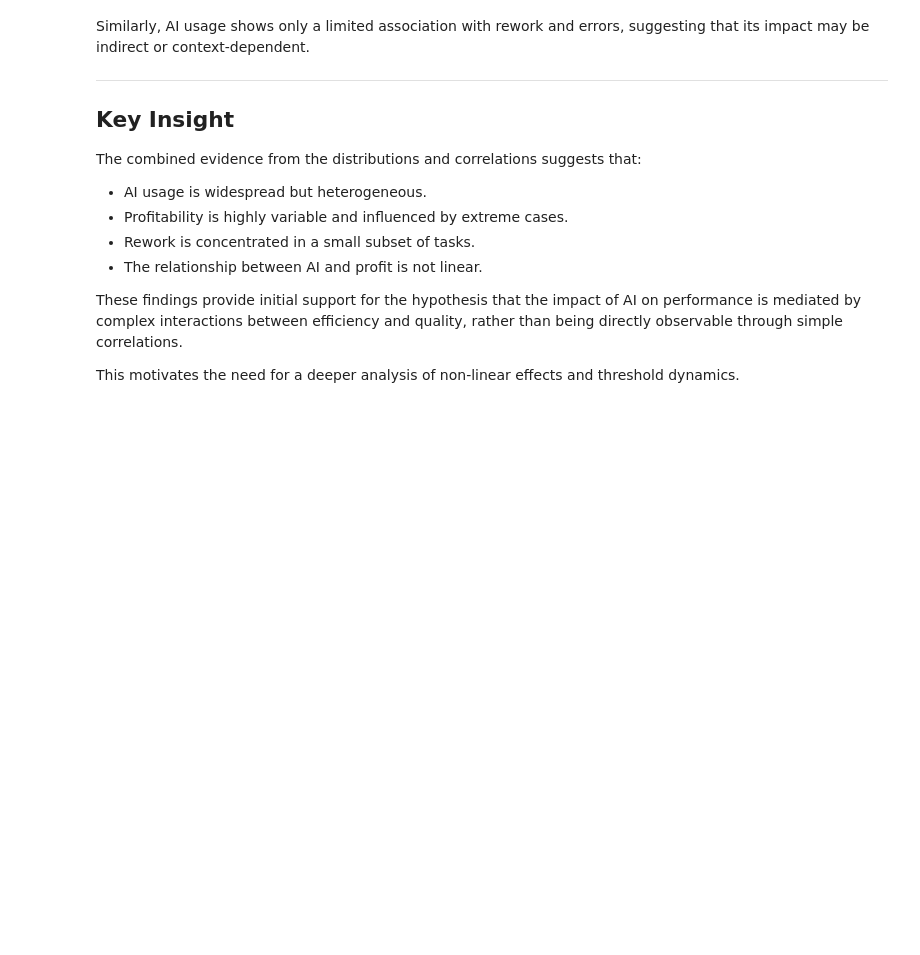
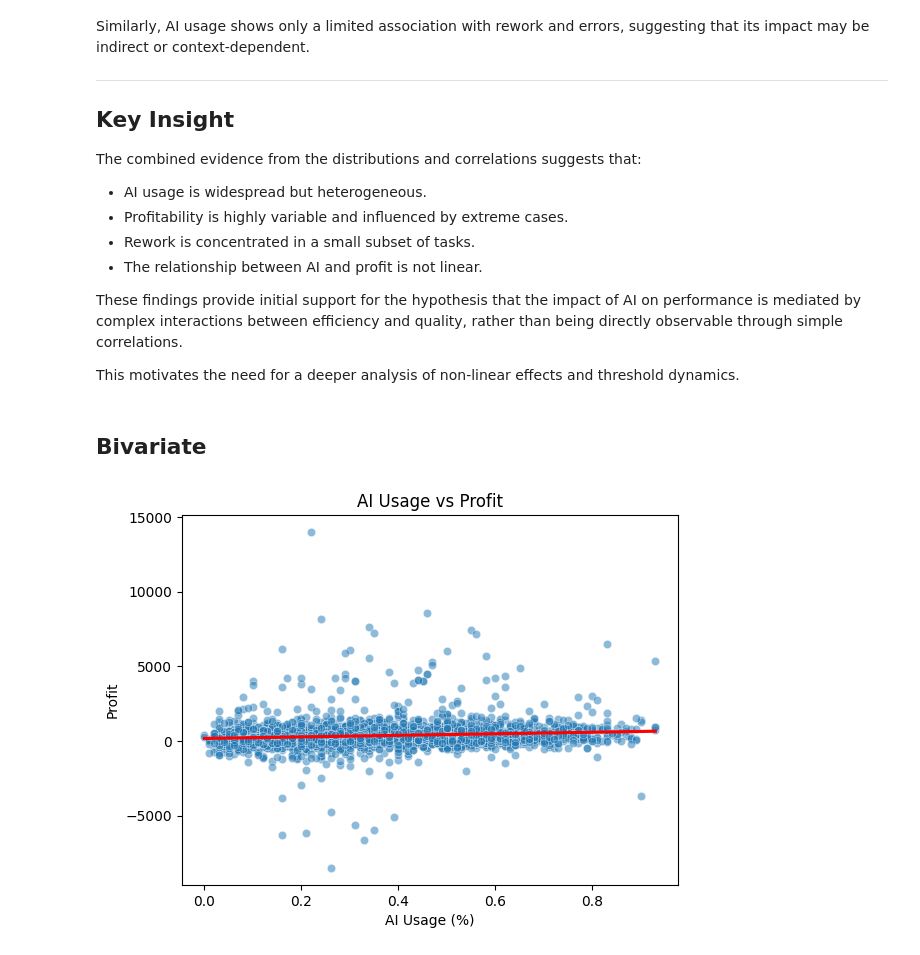
Before and after one commit to andreamammano89-maker/ML_Project_SEA_815441, a Jupyter notebook: main.ipynb, the cells around one changed output. Saved outputs shown, nothing was run; the diff lists cells and outputs as text; code cells hidden in the pictures; blank space fills up the shorter version.

Commit message:
EDA completed: bivariate analysis on AI usage, efficiency, quality and profit relationships

```diff
--- a/main.ipynb
+++ b/main.ipynb
@@ -503,3 +503,18 @@ The combined evidence from the distributions and correlations suggests that:
 These findings provide initial support for the hypothesis that the impact of AI on performance is mediated by complex interactions between efficiency and quality, rather than being directly observable through simple correlations.
 
 This motivates the need for a deeper analysis of non-linear effects and threshold dynamics.
+# %% [markdown]
+## Bivariate
+# %%
+
+sns.scatterplot(x='ai_usage_pct', y='profit', data=df_productivity, alpha=0.5)
+
+
+sns.regplot(x='ai_usage_pct', y='profit', data=df_productivity, scatter=False, color='red')
+
+plt.title("AI Usage vs Profit")
+plt.xlabel("AI Usage (%)")
+plt.ylabel("Profit")
+plt.show()
+# %% [output]
+[figure, added]
```
Also changed, not shown: parts of 6 cells of this notebook.
